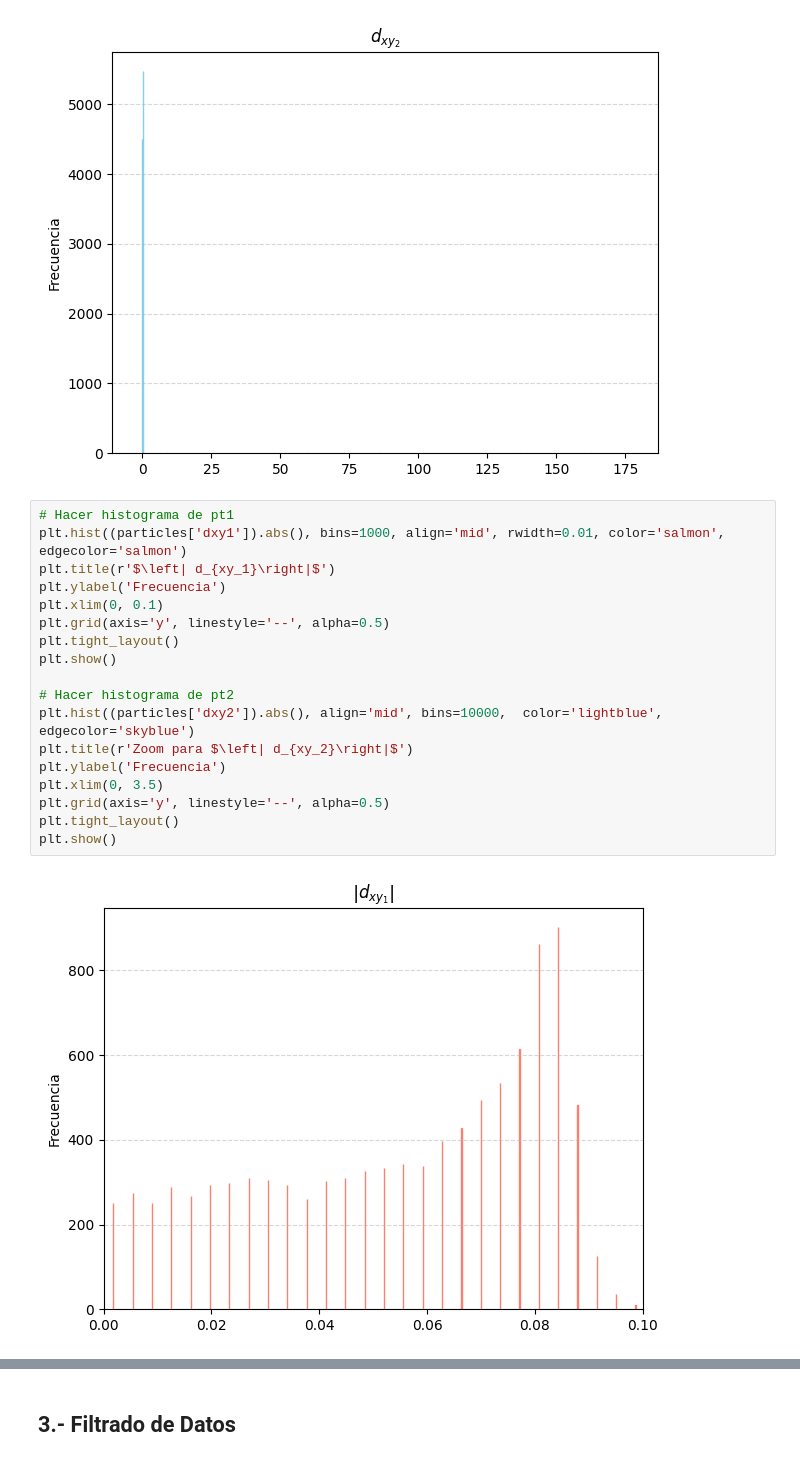
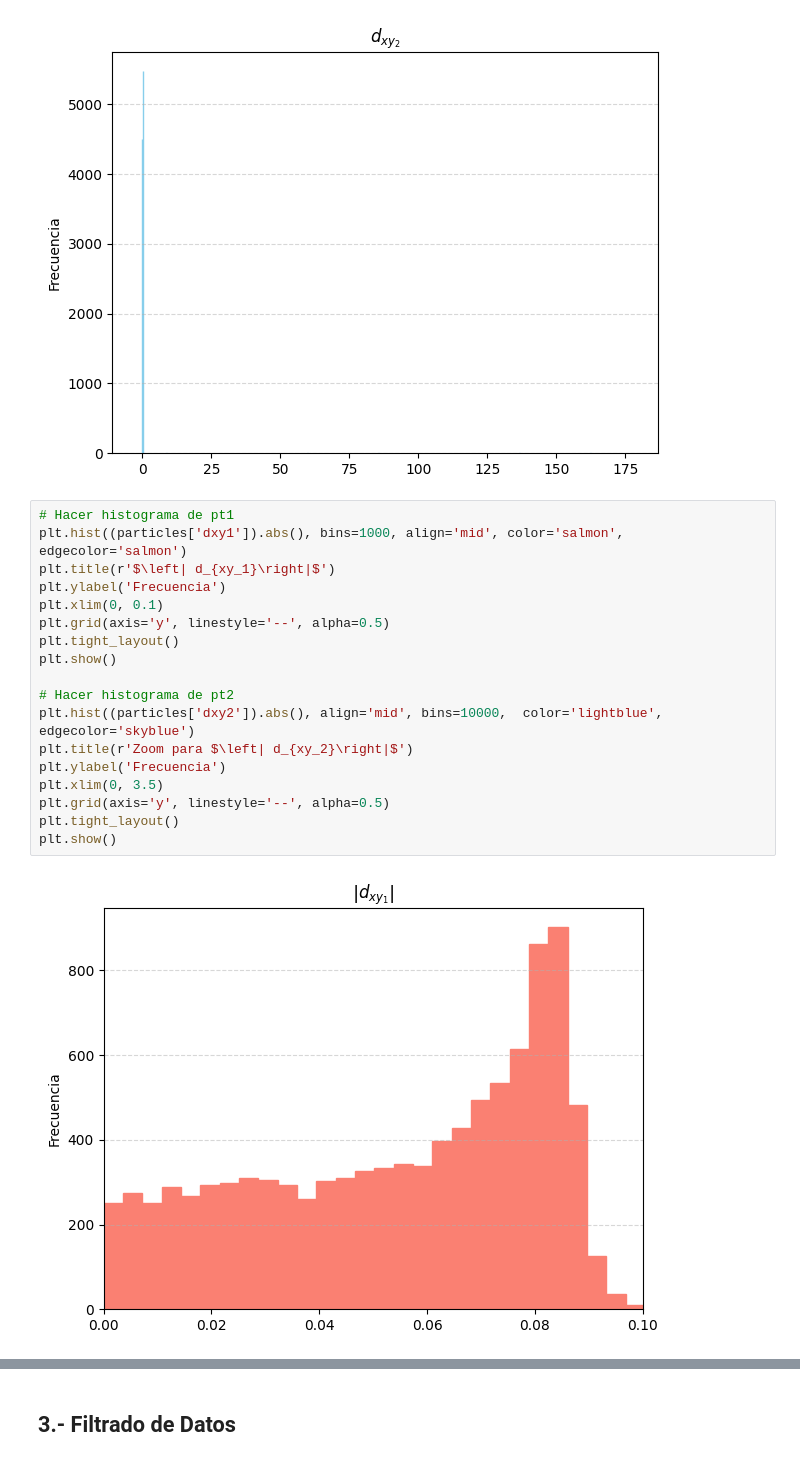
Before and after one commit to ProgramasParaFisicaDeParticulas/lecturadedatosabiertoscmszmumu-Carrazko, a Jupyter notebook: CMSOpenDataZtoMuMu.ipynb, the cells around one changed output, grey strips where cells are left out. Saved outputs shown, nothing was run; the diff lists cells and outputs as text.

```diff
--- a/CMSOpenDataZtoMuMu.ipynb
+++ b/CMSOpenDataZtoMuMu.ipynb
@@ -201,24 +203,24 @@ plt.show()
 [figure]
 # %%
 # Hacer histograma de pt1
-plt.hist((particles['dxy1']).abs(), bins=1000, align='mid', rwidth=0.01, color='salmon', edgecolor='salmon')
+plt.hist((particles['dxy1']).abs(), bins=1000, align='mid', color='salmon', edgecolor='salmon')
 plt.title(r'$\left| d_{xy_1}\right|$')
 plt.ylabel('Frecuencia')
 plt.xlim(0, 0.1)
 plt.grid(axis='y', linestyle='--', alpha=0.5)
 plt.tight_layout()
 plt.show()
 
 # Hacer histograma de pt2
 plt.hist((particles['dxy2']).abs(), align='mid', bins=10000,  color='lightblue', edgecolor='skyblue')
 plt.title(r'Zoom para $\left| d_{xy_2}\right|$')
 plt.ylabel('Frecuencia')
 plt.xlim(0, 3.5)
 plt.grid(axis='y', linestyle='--', alpha=0.5)
 plt.tight_layout()
 plt.show()
 # %% [output]
-[figure, old version]
+[figure, new version]
 [figure]
 # %% [markdown]
 ## 3.- Filtrado de Datos
```
Also changed, not shown: parts of 8 cells of this notebook.
